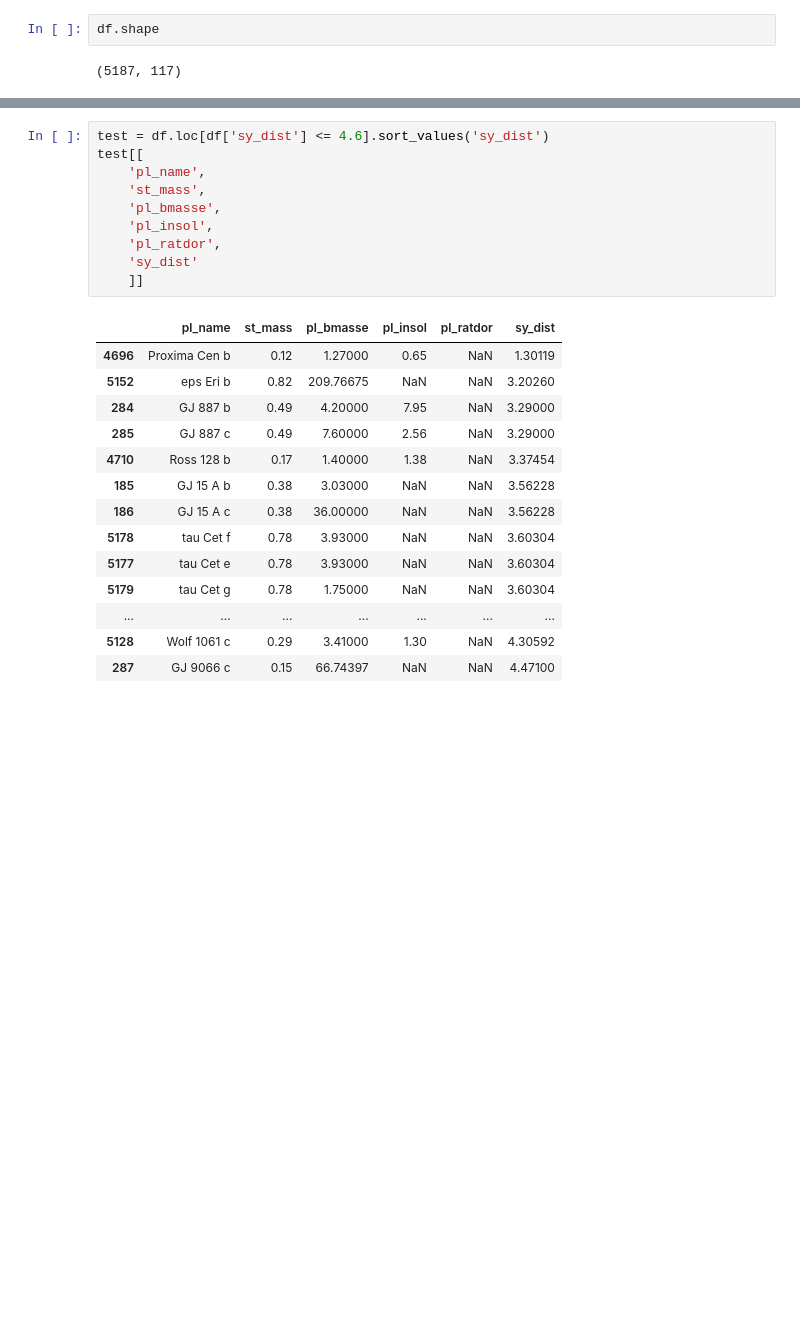
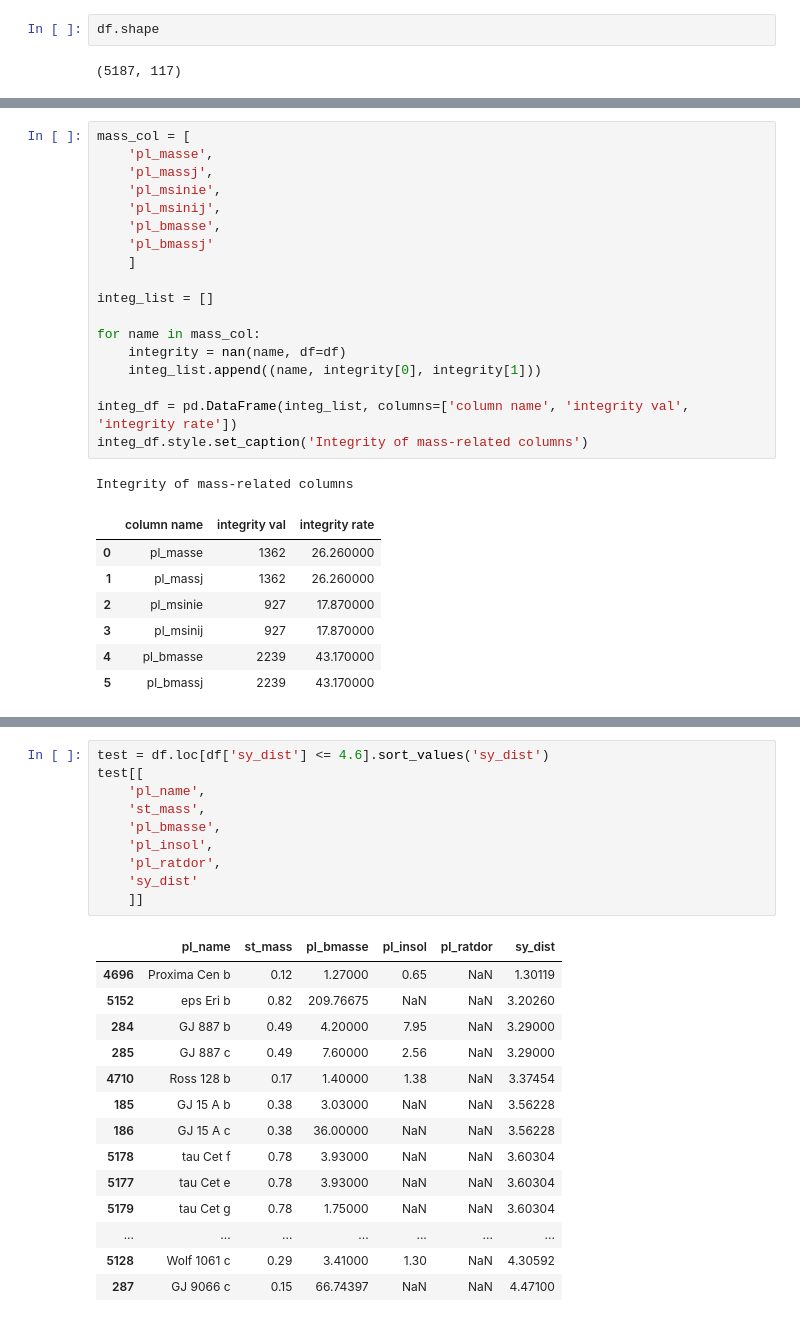
Before and after one commit to Kartmaan/Exoplanets, a Jupyter notebook: exoplanets.ipynb, the cells around one changed output, grey strips where cells are left out. Saved outputs shown, nothing was run; the diff lists cells and outputs as text; blank space fills up the shorter version.

```diff
--- a/exoplanets.ipynb
+++ b/exoplanets.ipynb
@@ -398,0 +384,27 @@ dtype: object
+# %%
+mass_col = [
+    'pl_masse',
+    'pl_massj',
+    'pl_msinie',
+    'pl_msinij',
+    'pl_bmasse',
+    'pl_bmassj'
+    ]
+
+integ_list = []
+
+for name in mass_col:
+    integrity = nan(name, df=df)
+    integ_list.append((name, integrity[0], integrity[1]))
+
+integ_df = pd.DataFrame(integ_list, columns=['column name', 'integrity val', 'integrity rate'])
+integ_df.style.set_caption('Integrity of mass-related columns')
+# %% [output]
+Integrity of mass-related columns
+|  | column name | integrity val | integrity rate |
+| 0 | pl_masse | 1362 | 26.260000 |
+| 1 | pl_massj | 1362 | 26.260000 |
+| 2 | pl_msinie | 927 | 17.870000 |
+| 3 | pl_msinij | 927 | 17.870000 |
+| 4 | pl_bmasse | 2239 | 43.170000 |
+| 5 | pl_bmassj | 2239 | 43.170000 |
```
Also changed, not shown: parts of 9 cells of this notebook.
